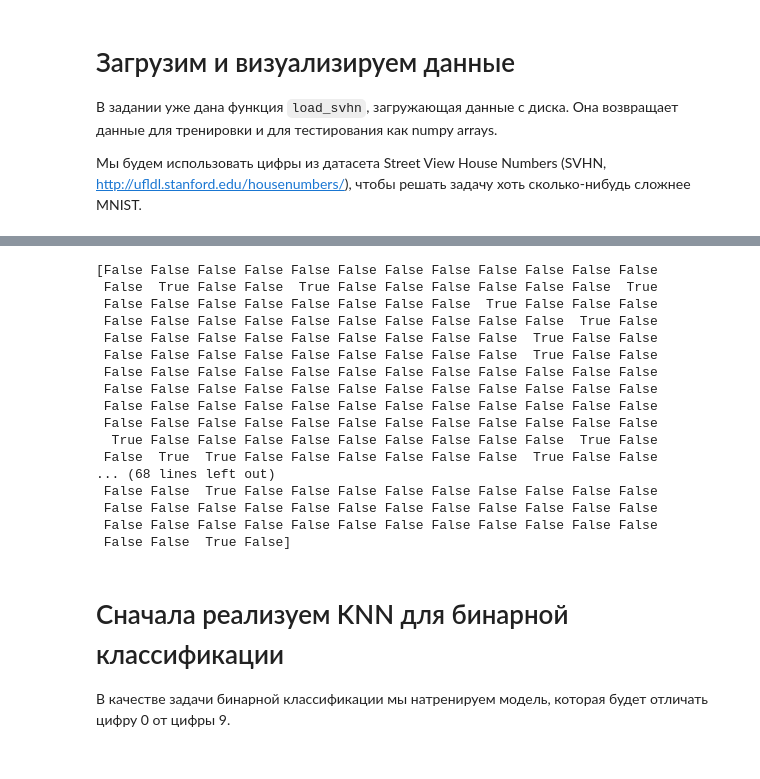
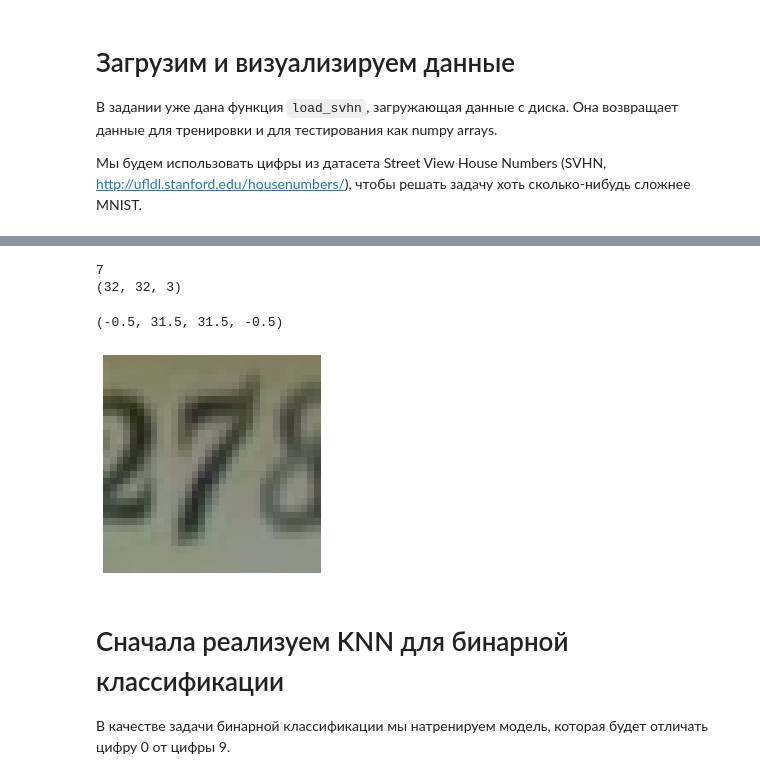
Before and after one commit to isqad/dlcourse_ai, a Jupyter notebook: assignments/assignment1/KNN.ipynb, the cells around one changed output, grey strips where cells are left out. Drawn from its saved outputs; the diff is of its cells as text; code cells hidden in the pictures.

```diff
--- a/assignments/assignment1/KNN.ipynb
+++ b/assignments/assignment1/KNN.ipynb
@@ -51,24 +51,17 @@ for example_index in range(samples_per_class):
-# %%
-binary_train_mask = (train_y == 0)
-print(binary_train_mask)
-# %% [output]
-[False False False False False False False False False False False False
- False  True False False  True False False False False False False  True
- False False False False False False False False  True False False False
- False False False False False False False False False False  True False
- False False False False False False False False False  True False False
- False False False False False False False False False  True False False
- False False False False False False False False False False False False
- False False False False False False False False False False False False
- False False False False False False False False False False False False
- False False False False False False False False False False False False
-  True False False False False False False False False False  True False
- False  True  True False False False False False False  True False False
-... (68 lines left out)
- False False  True False False False False False False False False False
- False False False False False False False False False False False False
- False False False False False False False False False False False False
- False False  True False]
+# %%
+#binary_train_mask = (train_y == 0)
+#print(binary_train_mask)
+plt.subplot(1,1,1)
+print(train_y[1])
+img = train_X[1]
+print(img.shape)
+plt.imshow(img.astype(np.uint8))
+plt.axis('off')
+# %% [output]
+7
+(32, 32, 3)
+(-0.5, 31.5, 31.5, -0.5)
+[figure, added]
 # %% [markdown]
 # Сначала реализуем KNN для бинарной классификации
 
```
Also changed, not shown: parts of 10 cells of this notebook, 2 other files.
